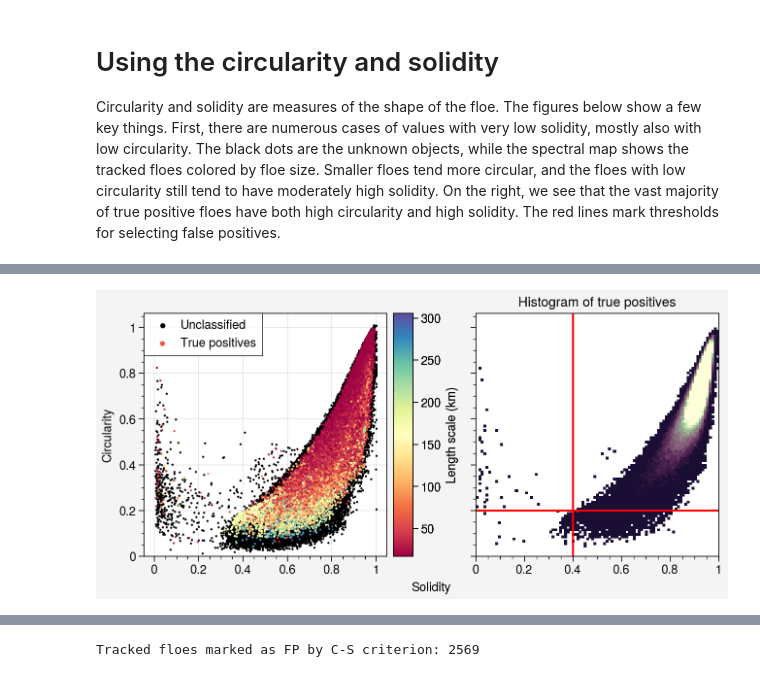
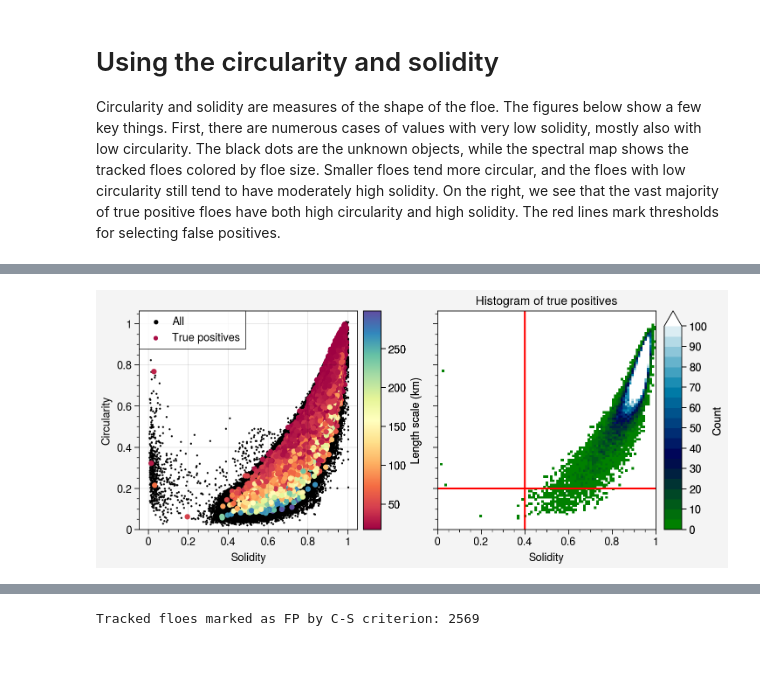
Before and after one commit to WilhelmusLab/process_fram_strait_v0, a Jupyter notebook: notebooks/logistic_regression_classifier.ipynb, the cells around one changed output, grey strips where cells are left out. Drawn from its saved outputs; the diff is of its cells as text; code cells hidden in the pictures.

```diff
--- a/notebooks/logistic_regression_classifier.ipynb
+++ b/notebooks/logistic_regression_classifier.ipynb
@@ -54,17 +55,20 @@ def net_displacement_pixels(floe_df):
     delta_y = floe_df['row_pixel'].values[0] - floe_df['row_pixel'].values[-1]
     return np.sqrt(delta_x**2 + delta_y**2)
 
-def estimated_mean_speed(floe_df):
+def estimated_max_speed(floe_df):
     """Calculates distance traversed in units of pixels"""
     delta_x = floe_df['x_stere'] - floe_df['x_stere'].shift(-1)
     delta_y = floe_df['y_stere'] - floe_df['y_stere'].shift(-1)
-    dt = (floe_df['datetime'].max() - floe_df['datetime'].min()).total_seconds()
-    return np.round((np.sqrt(delta_x**2 + delta_y**2)).sum()/dt, 3)
+    dt = floe_df['datetime'] - floe_df['datetime'].shift(-1)
+    return np.round(np.abs(np.sqrt(delta_x**2 + delta_y**2)/dt.dt.total_seconds()).max(), 3)
 # %%
+%%time
 # Calculate the 1st percentile range for the median pixel path length for identified floes
 fig, ax = pplt.subplots()
+net_px = []
 for year in ift_dfs:
     pls = ift_dfs[year].groupby('floe_id').apply(net_displacement_pixels)
+    net_px.append(pls)
     ax.plot([year, year], pls.quantile([0.01, 0.99]), lw=0.5, marker='', color='k')
     ax.plot([year, year], pls.quantile([0.25, 0.75]), lw=1, marker='', color='k')
     ax.plot([year], pls.quantile([0.5]), lw=0, marker='o', color='k')
@@ -76,10 +93,13 @@ Similarly, we want to avoid physically impossible drift speeds. Sea ice rarely r
 # %%
-# Calculate the distribution of mean speeds for tracked floes
+%%time
+# Calculate the distribution of max speeds for tracked floes
 fig, ax = pplt.subplots()
+max_spd = []
 for year in ift_dfs:
-    mds = ift_dfs[year].groupby('floe_id').apply(estimated_mean_speed)
+    mds = ift_dfs[year].groupby('floe_id').apply(estimated_max_speed)
+    max_spd.append(mds)
     ax.plot([year, year], mds.quantile([0.01, 0.99]), lw=0.5, marker='', color='k')
     ax.plot([year, year], mds.quantile([0.25, 0.75]), lw=1, marker='', color='k')
     ax.plot([year], mds.quantile([0.5]), lw=0, marker='o', color='k')
-ax.format(xlabel='year', ylabel='Mean drift speed (m/s)', yscale='log')
+ax.format(xlabel='year', ylabel='Max drift speed (m/s)', yscale='log')
 # %% [output]
@@ -208,6 +271,6 @@ for year in ift_dfs:
     L = np.sqrt(ift_dfs[year]['area'])*0.25
     sic = ift_dfs[year]['nsidc_sic']
     excess = L > threshold(sic)
-    classification = ift_dfs[year]['classification']
-    ift_dfs[year].loc[(((sic > 0.15) & (sic < 0.85)) & excess) & (classification != 'TP'), 'classification'] = 'FP'
-    ift_dfs[year].loc[(((sic > 0.15) & (sic < 0.85)) & excess) & (classification != 'TP'), 'classification_type'] = 'length_scale_criterion'
+    classification = ift_dfs[year]['classification'] == 'UK'
+    ift_dfs[year].loc[(((sic > 0.15) & (sic < 0.85)) & excess) & classification, 'classification'] = 'FP'
+    ift_dfs[year].loc[(((sic > 0.15) & (sic < 0.85)) & excess) & classification, 'classification_type'] = 'length_scale_criterion'
@@ -223,20 +307,20 @@ Circularity and solidity are measures of the shape of the floe. The figures belo
 # %%
-fig, ax = pplt.subplots(ncols=2)
-df = ift_all.loc[ift_all.classification == 'UK']
-ax[0].scatter(df.solidity.values, df.circularity.values, ms=1, color='k', label='Unclassified')
+fig, ax = pplt.subplots(ncols=2, spanx=False)
+ax[0].scatter(ift_all.solidity.values, ift_all.circularity.values, ms=1, color='k', label='All')
 
 df = ift_all.loc[ift_all.classification == 'TP']
-c = ax[0].scatter(df.solidity.values, df.circularity.values, c=np.sqrt(df.area), cmap='spectral', ms=1, label='True positives')
+c = ax[0].scatter(df.solidity.values, df.circularity.values, c=np.sqrt(df.area), cmap='spectral', ms=15, label='True positives')
 ax[0].colorbar(c, label='Length scale (km)')
 ax[0].legend(loc='ul', ncols=1, ms=10)
 
 xbins = np.linspace(0, 1, 100)
 ybins = np.linspace(0, 1, 100)
 h2d, xbins, ybins = np.histogram2d(all_tp_data['solidity'], all_tp_data['circularity'], bins=[xbins, ybins])
-ax[1].pcolormesh(xbins, ybins, np.ma.masked_array(h2d.T, h2d.T == 0), N=20, vmin=10, vmax=300, extend='max', cmap='tokyo')
+c = ax[1].pcolormesh(xbins, ybins, np.ma.masked_array(h2d.T, h2d.T == 0), N=20, vmin=0, vmax=100, extend='max', cmap='ocean')
 ax[1].axhline(0.2, color='r')
 ax[1].axvline(0.4, color='r')
 ax[1].format(title='Histogram of true positives')
+ax[1].colorbar(c, label='Count')
 ax.format(ylabel='Circularity', xlabel='Solidity')
 # %% [output]
-[figure, old version]
+[figure, new version]
```
Also changed, not shown: parts of 36 cells of this notebook, 4 other files.
